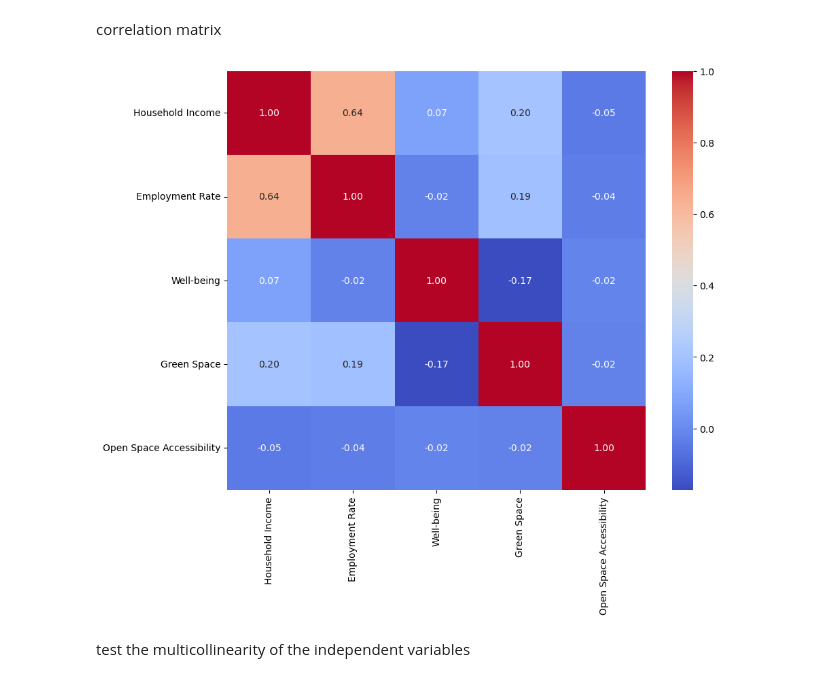
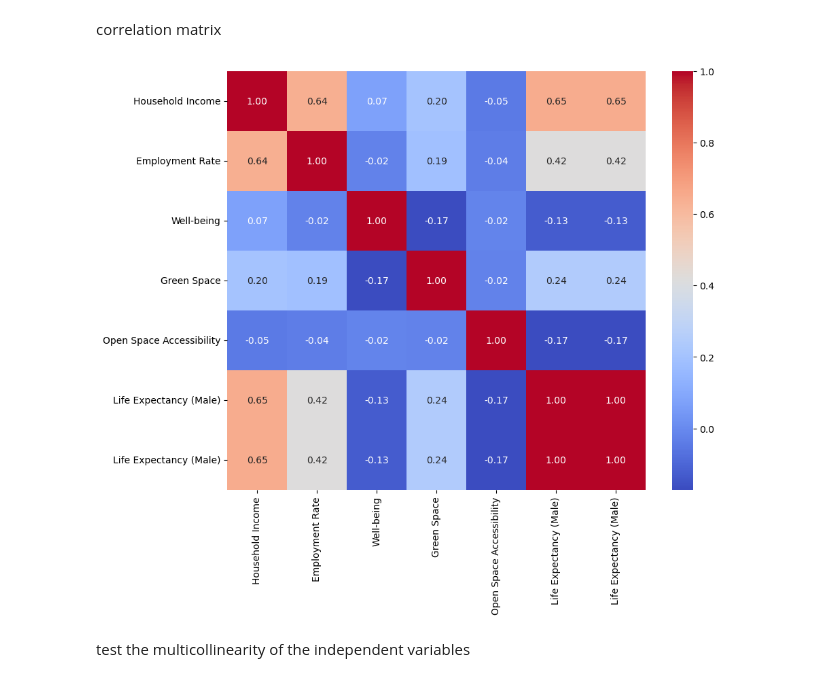
Before and after one commit to yiyansun/qm_groupwork, a Jupyter notebook: new.ipynb, the cells around one changed output. Drawn from its saved outputs; the diff is of its cells as text; code cells hidden in the pictures.

```diff
--- a/new.ipynb
+++ b/new.ipynb
@@ -155,15 +155,15 @@ for col in num_cols:
 correlation matrix
 # %%
 # Calculate the correlation matrix
-corr = df[['Household Income', 'Employment Rate', 'Well-being', 'Green Space', 'Open Space Accessibility']].corr()
+corr = df[['Household Income', 'Employment Rate', 'Well-being', 'Green Space', 'Open Space Accessibility',"Life Expectancy (Male)","Life Expectancy (Male)"]].corr()
 
 # Create a heatmap
 plt.figure(figsize=(10, 8))
 sns.heatmap(corr, annot=True, fmt=".2f", cmap='coolwarm', cbar=True, square=True)
 
 plt.show()
 # %% [output]
-[figure, old version]
+[figure, new version]
 # %% [markdown]
 test the multicollinearity of the independent variables
 # %%
```
